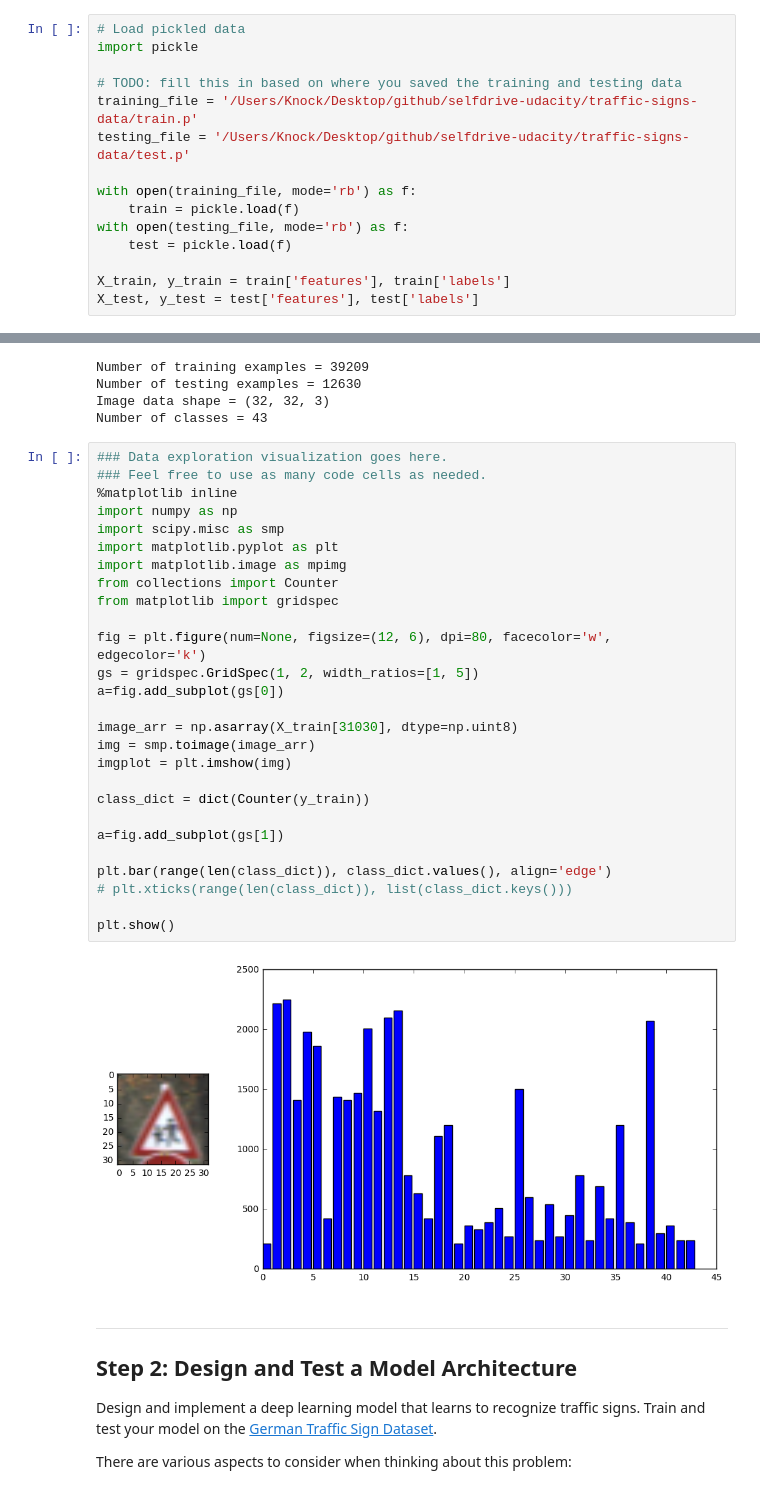
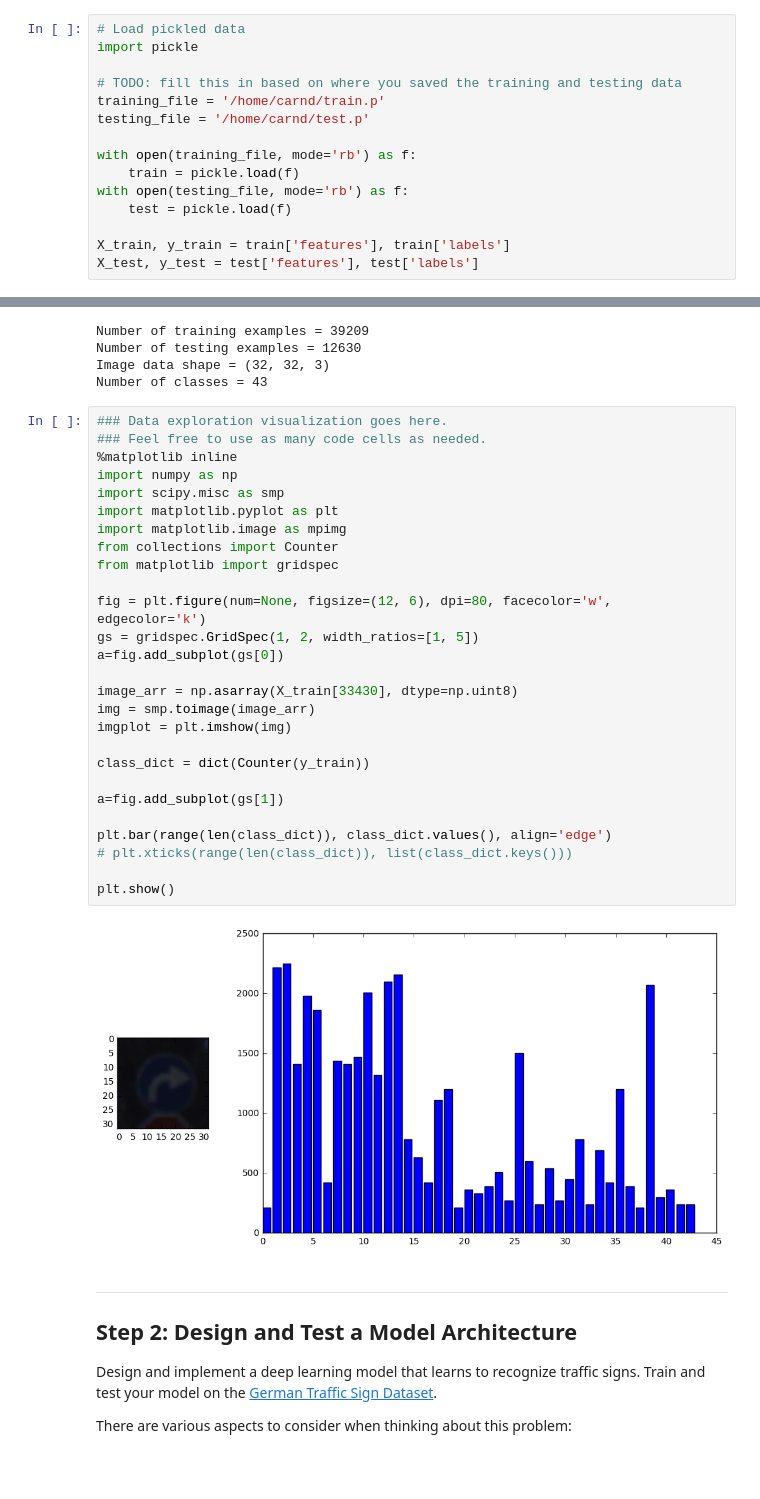
Before and after one commit to shrimalmadhur/SDC-udacity, a Jupyter notebook: traffic-signs/Traffic_Signs_Recognition.ipynb, the cells around one changed output, grey strips where cells are left out. Drawn from its saved outputs; the diff is of its cells as text.

```diff
--- a/traffic-signs/Traffic_Signs_Recognition.ipynb
+++ b/traffic-signs/Traffic_Signs_Recognition.ipynb
@@ -29,8 +29,8 @@ The pickled data is a dictionary with 4 key/value pairs:
 import pickle
 
 # TODO: fill this in based on where you saved the training and testing data
-training_file = '/Users/Knock/Desktop/github/selfdrive-udacity/traffic-signs-data/train.p'
-testing_file = '/Users/Knock/Desktop/github/selfdrive-udacity/traffic-signs-data/test.p'
+training_file = '/home/carnd/train.p'
+testing_file = '/home/carnd/test.p'
 
 with open(training_file, mode='rb') as f:
     train = pickle.load(f)
@@ -66,32 +66,32 @@ Number of classes = 43
 # %%
 ### Data exploration visualization goes here.
 ### Feel free to use as many code cells as needed.
 %matplotlib inline
 import numpy as np
 import scipy.misc as smp
 import matplotlib.pyplot as plt
 import matplotlib.image as mpimg
 from collections import Counter
 from matplotlib import gridspec
 
 fig = plt.figure(num=None, figsize=(12, 6), dpi=80, facecolor='w', edgecolor='k')
 gs = gridspec.GridSpec(1, 2, width_ratios=[1, 5])
 a=fig.add_subplot(gs[0])
 
-image_arr = np.asarray(X_train[31030], dtype=np.uint8)
+image_arr = np.asarray(X_train[33430], dtype=np.uint8)
 img = smp.toimage(image_arr)
 imgplot = plt.imshow(img)
 
 class_dict = dict(Counter(y_train))
 
 a=fig.add_subplot(gs[1])
 
 plt.bar(range(len(class_dict)), class_dict.values(), align='edge')
 # plt.xticks(range(len(class_dict)), list(class_dict.keys()))
 
 plt.show()
 # %% [output]
-[figure, old version]
+[figure, new version]
 # %% [markdown]
 ----
 
```
Also changed, not shown: parts of 13 cells of this notebook.
